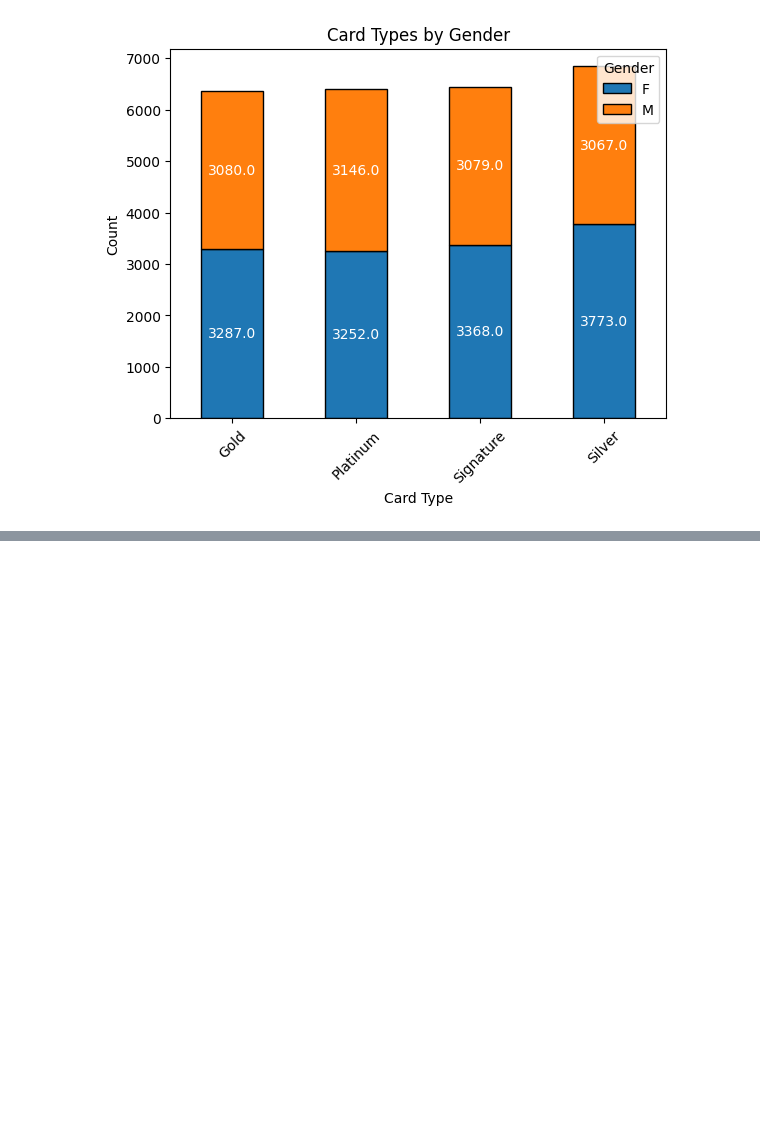
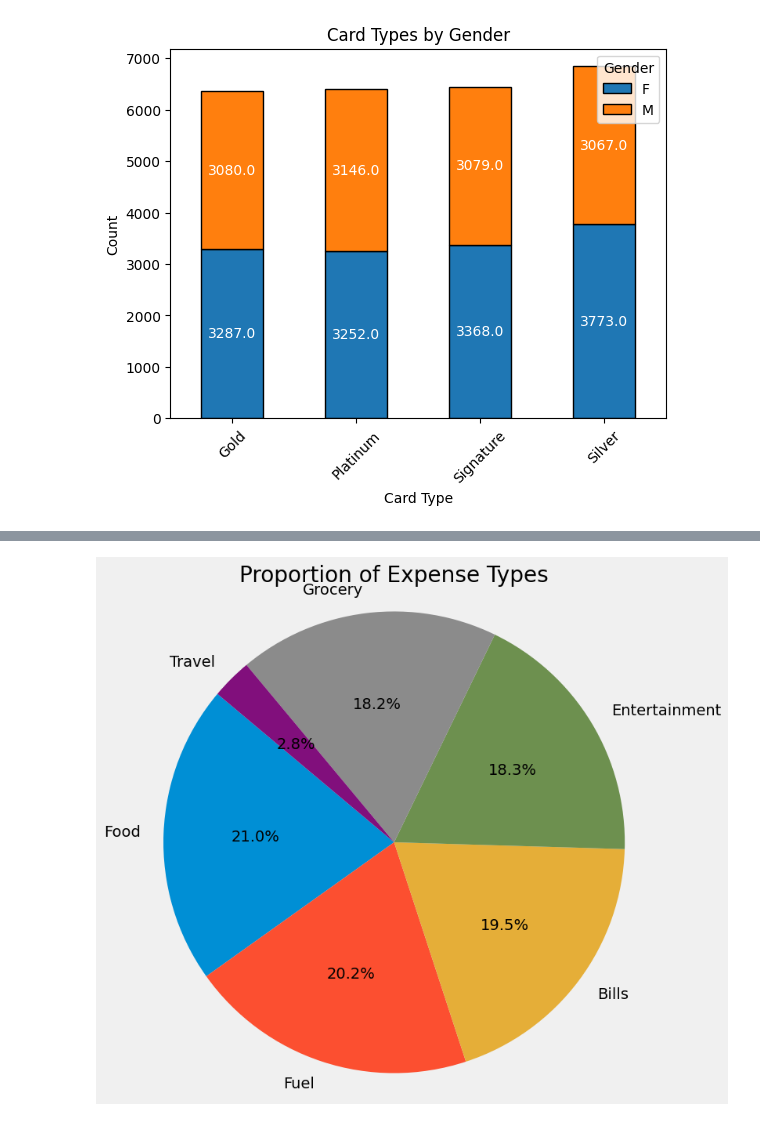
Before and after one commit to gu12934/LHL_Final_Capstone_Project, a Jupyter notebook: src/modules/EDA.ipynb, the cells around one changed output, grey strips where cells are left out. Saved outputs shown, nothing was run; the diff lists cells and outputs as text; code cells hidden in the pictures; blank space fills up the shorter version.

```diff
--- a/src/modules/EDA.ipynb
+++ b/src/modules/EDA.ipynb
@@ -150,0 +204,14 @@ plt.show()
+# %%
+# pie chart for card types ( percent of occurrences )
+
+# Count the occurrences of each expense type
+expense_type_counts = df['Exp Type'].value_counts()
+
+
+plt.figure(figsize=(8, 8))
+plt.pie(expense_type_counts.values, labels=expense_type_counts.index, autopct='%1.1f%%', startangle=140)
+plt.axis('equal')
+plt.title('Proportion of Expense Types')
+plt.show()
+# %% [output]
+[figure, added]
```
Also changed, not shown: parts of 3 cells of this notebook, 1 other file.
